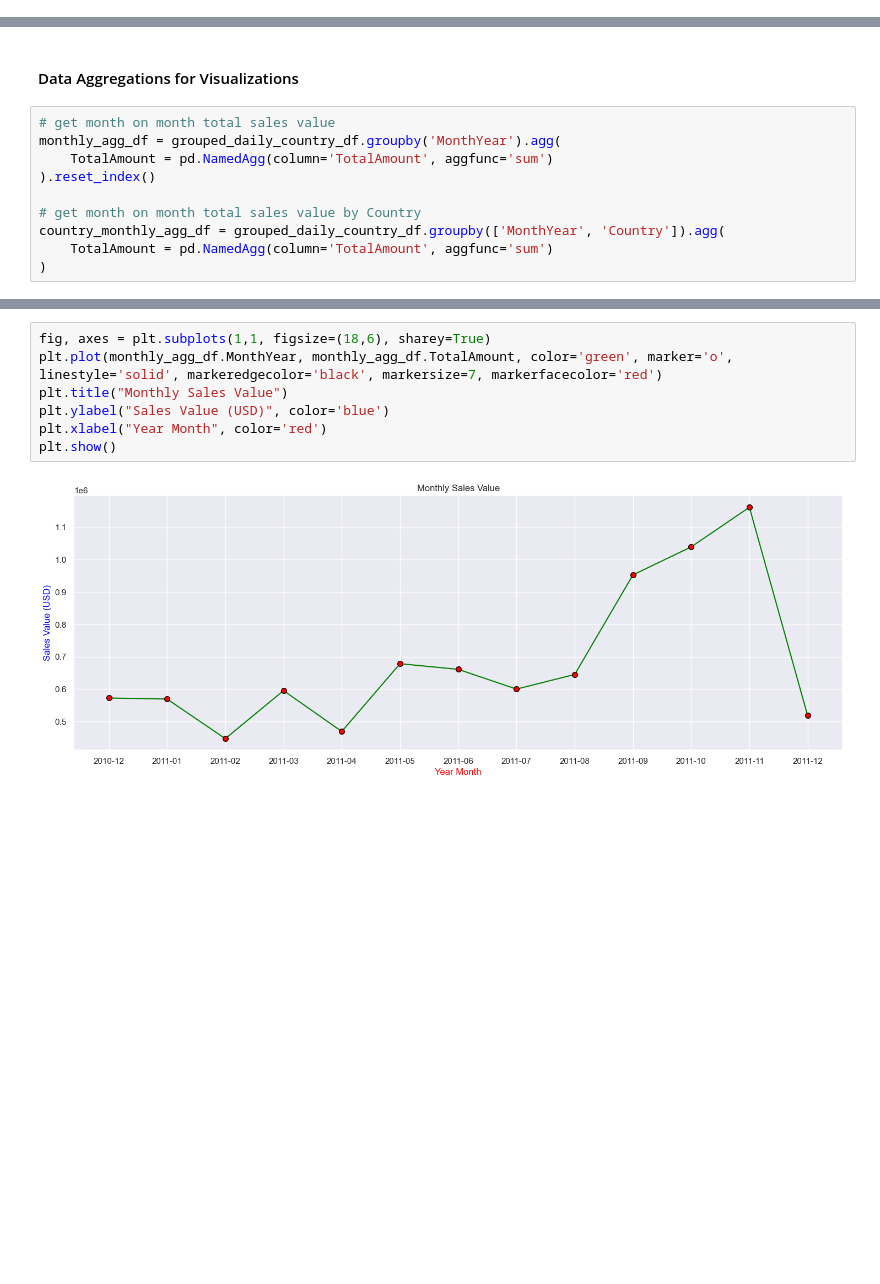
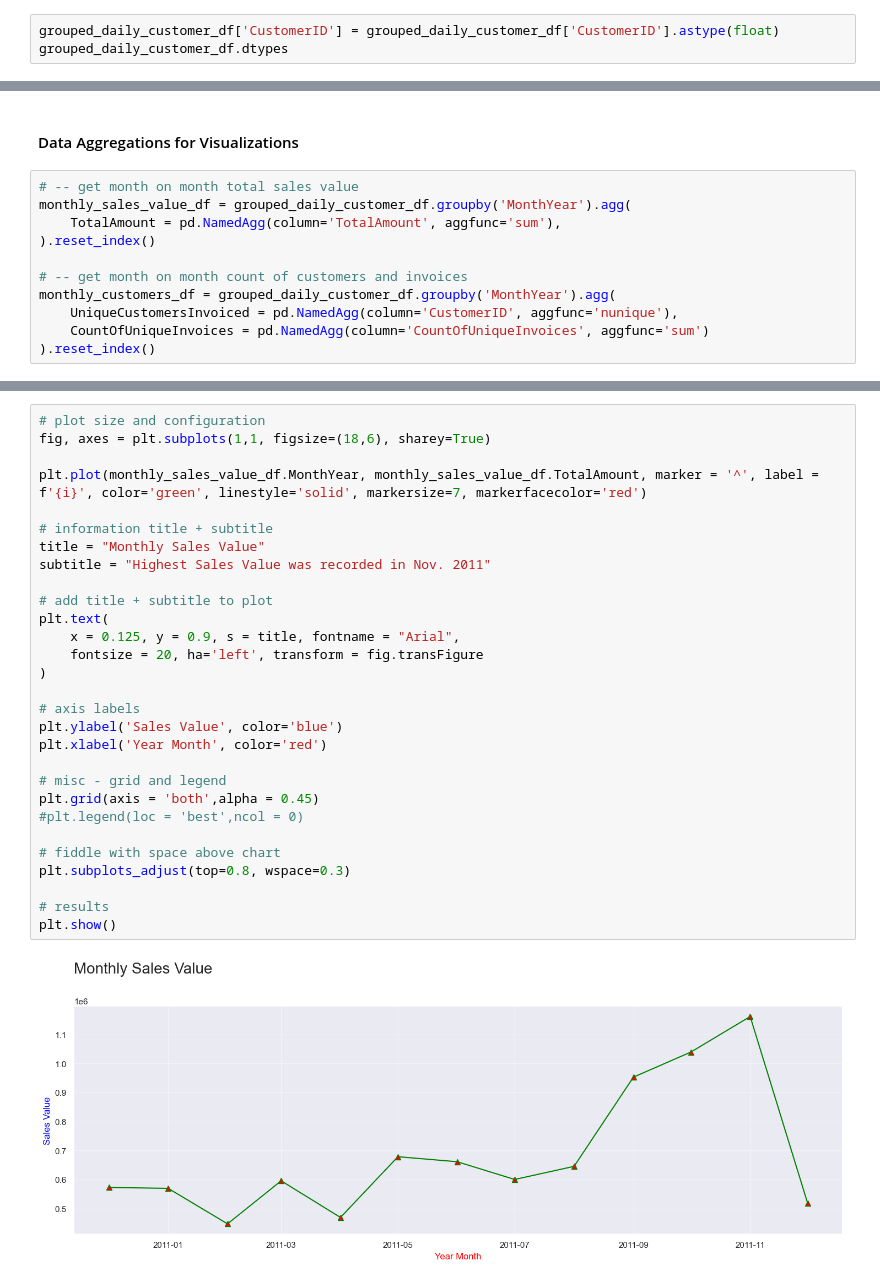
Before and after one commit to nyangweso-rodgers/data-analytics, a Jupyter notebook: Analytics-with-Python/Python-Modules-for-Data-Analysis/Matplotlib-Module/Line-Chart-with-Matplotlib.ipynb, the cells around one changed output, grey strips where cells are left out. Drawn from its saved outputs; the diff is of its cells as text; blank space fills up the shorter version.

Commit message:
cleanuped the Line Charts

```diff
--- a/Analytics-with-Python/Python-Modules-for-Data-Analysis/Matplotlib-Module/Line-Chart-with-Matplotlib.ipynb
+++ b/Analytics-with-Python/Python-Modules-for-Data-Analysis/Matplotlib-Module/Line-Chart-with-Matplotlib.ipynb
@@ -46,0 +39,3 @@ grouped_daily_country_df.head()
+# %%
+grouped_daily_customer_df['CustomerID'] = grouped_daily_customer_df['CustomerID'].astype(float)
+grouped_daily_customer_df.dtypes
@@ -47,12 +51,13 @@ grouped_daily_country_df.head()
 # %% [markdown]
 #### Data Aggregations for Visualizations
 # %%
-# get month on month total sales value
-monthly_agg_df = grouped_daily_country_df.groupby('MonthYear').agg(
-    TotalAmount = pd.NamedAgg(column='TotalAmount', aggfunc='sum')
+# -- get month on month total sales value
+monthly_sales_value_df = grouped_daily_customer_df.groupby('MonthYear').agg(
+    TotalAmount = pd.NamedAgg(column='TotalAmount', aggfunc='sum'),
 ).reset_index()
 
-# get month on month total sales value by Country
-country_monthly_agg_df = grouped_daily_country_df.groupby(['MonthYear', 'Country']).agg(
-    TotalAmount = pd.NamedAgg(column='TotalAmount', aggfunc='sum')
-)
+# -- get month on month count of customers and invoices
+monthly_customers_df = grouped_daily_customer_df.groupby('MonthYear').agg(
+    UniqueCustomersInvoiced = pd.NamedAgg(column='CustomerID', aggfunc='nunique'),
+    CountOfUniqueInvoices = pd.NamedAgg(column='CountOfUniqueInvoices', aggfunc='sum')
+).reset_index()
@@ -85,9 +177,31 @@ monthly_agg_df.head()
 # %%
+# plot size and configuration
 fig, axes = plt.subplots(1,1, figsize=(18,6), sharey=True)
-plt.plot(monthly_agg_df.MonthYear, monthly_agg_df.TotalAmount, color='green', marker='o', linestyle='solid', markeredgecolor='black', markersize=7, markerfacecolor='red')
-plt.title("Monthly Sales Value")
-plt.ylabel("Sales Value (USD)", color='blue')
-plt.xlabel("Year Month", color='red')
+
+plt.plot(monthly_sales_value_df.MonthYear, monthly_sales_value_df.TotalAmount, marker = '^', label = f'{i}', color='green', linestyle='solid', markersize=7, markerfacecolor='red')
+
+# information title + subtitle
+title = "Monthly Sales Value"
+subtitle = "Highest Sales Value was recorded in Nov. 2011"
+
+# add title + subtitle to plot
+plt.text(
+    x = 0.125, y = 0.9, s = title, fontname = "Arial",
+    fontsize = 20, ha='left', transform = fig.transFigure
+)
+
+# axis labels
+plt.ylabel('Sales Value', color='blue')
+plt.xlabel('Year Month', color='red')
+
+# misc - grid and legend
+plt.grid(axis = 'both',alpha = 0.45)
+#plt.legend(loc = 'best',ncol = 0)
+
+# fiddle with space above chart
+plt.subplots_adjust(top=0.8, wspace=0.3)
+
+# results
 plt.show()
 # %% [output]
-[figure, old version]
+[figure, new version]
```
Also changed, not shown: parts of 20 cells of this notebook.
